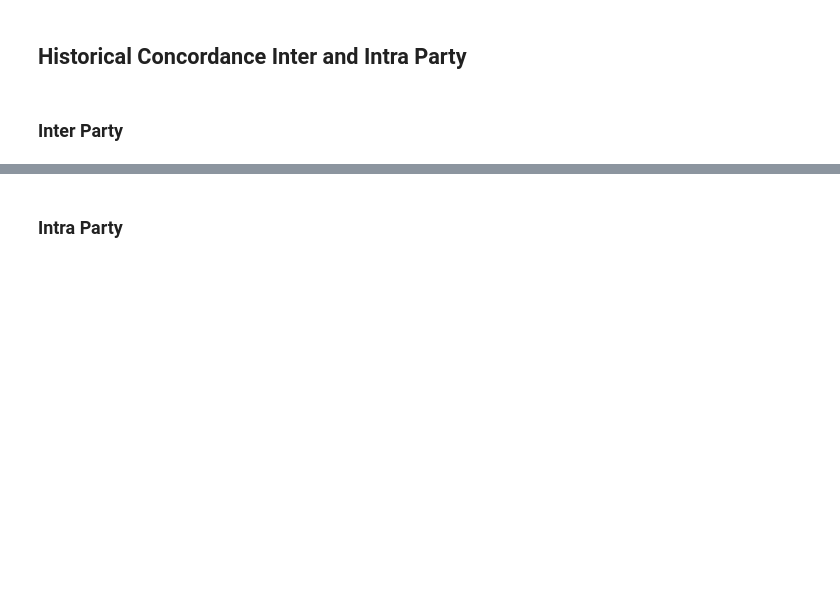
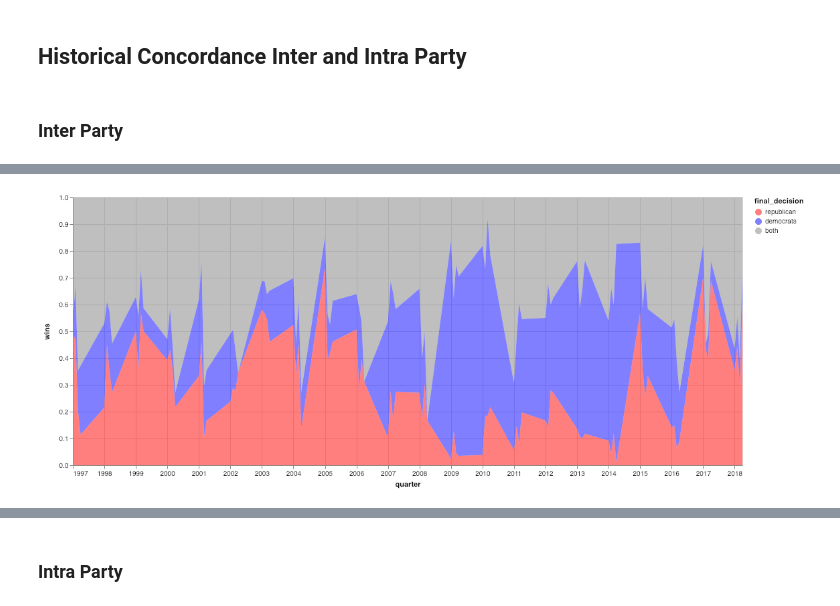
Before and after one commit to roman-bachmann/US-Senators, a Jupyter notebook: notebooks/analysis-historical-votes.ipynb, the cells around one changed output, grey strips where cells are left out. Saved outputs shown, nothing was run; the diff lists cells and outputs as text; code cells hidden in the pictures; blank space fills up the shorter version.

```diff
--- a/notebooks/analysis-historical-votes.ipynb
+++ b/notebooks/analysis-historical-votes.ipynb
@@ -124,0 +162,14 @@ On the other hand, the coefficients for "yes" and "no" for democrats and republi
+# %%
+d = pd.DataFrame(all_laws.groupby(['quarter', 'final_decision']).size()).reset_index().rename(columns={0: 'wins'})
+counts = pd.DataFrame(all_laws.groupby(['quarter']).size()).reset_index().rename(columns={0: 'total'})
+d = d.merge(counts)
+d['wins'] = d['wins'] / d['total']
+
+alt.Chart(d, width=1000, height=400).mark_area(opacity=0.5).encode(
+    x="quarter:T",
+    y="wins:Q",
+    color=alt.Color("final_decision:N",
+                    scale=alt.Scale(domain=['republican', 'democrats', 'both'],
+                              range=[pal['republican'], pal['democrats'], 'grey'])))
+# %% [output]
+[figure, added]
```
Also changed, not shown: parts of 20 cells of this notebook.
